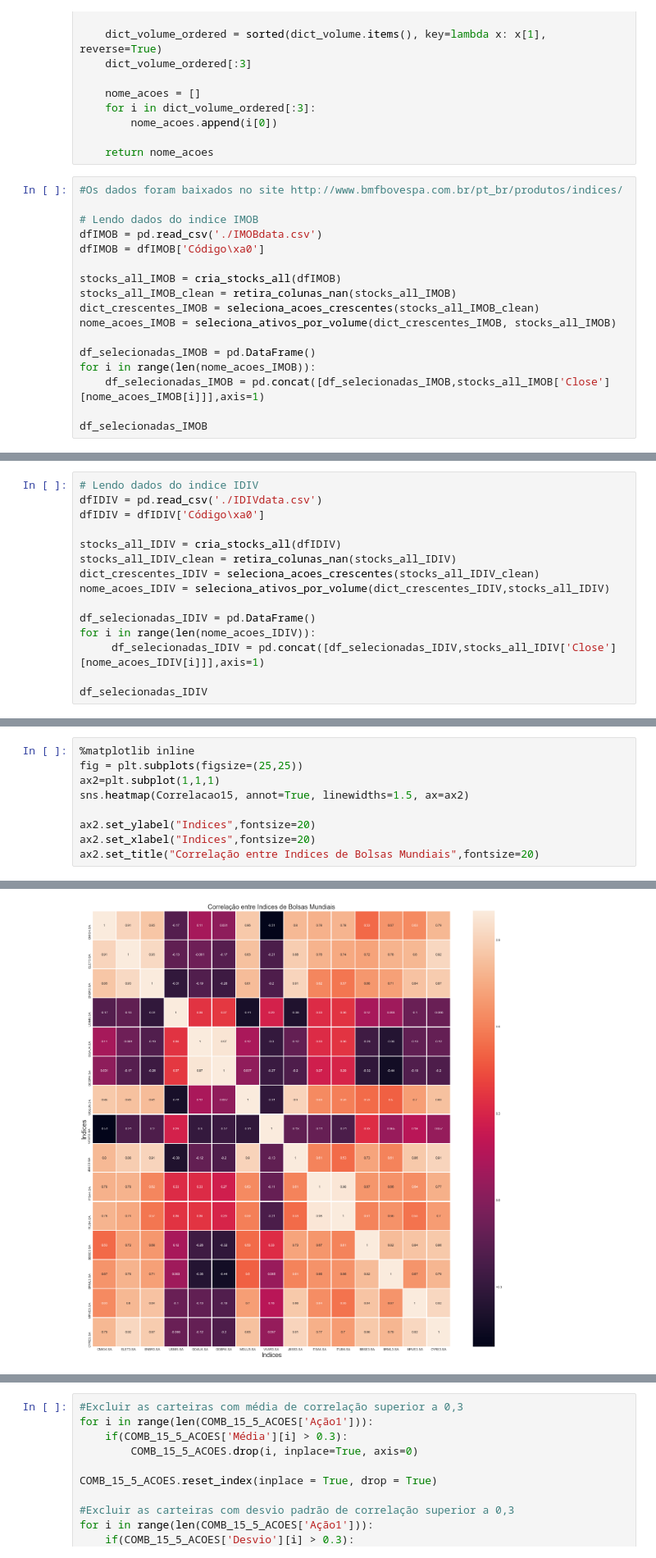
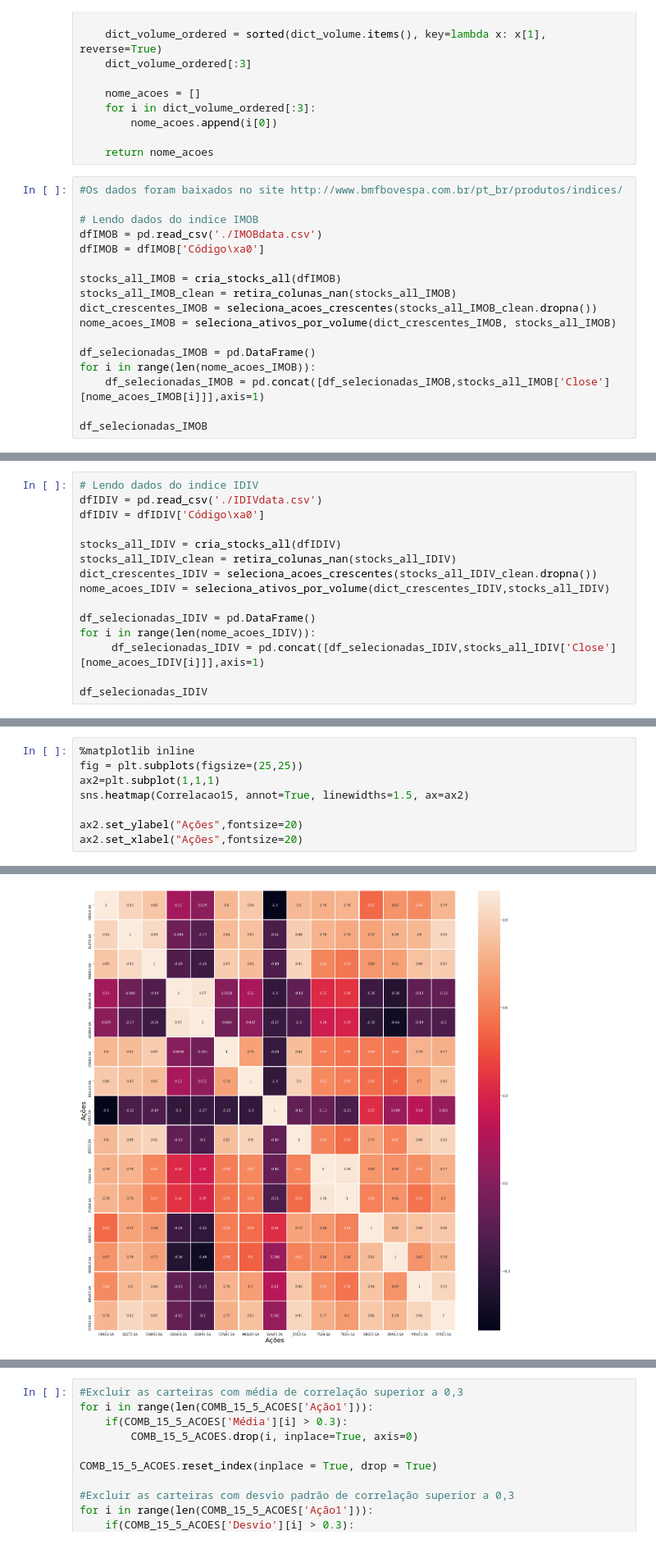
Before and after one commit to AlgotradingQueLucra/Trabalho-1, a Jupyter notebook: Primeira_2BAtividade_2BPr_C3_A1tica_2BAvaliativa.ipynb, the cells around one changed output, grey strips where cells are left out. Shown at 82% size. Saved outputs shown, nothing was run; the diff lists cells and outputs as text.

```diff
--- a/Primeira_2BAtividade_2BPr_C3_A1tica_2BAvaliativa.ipynb
+++ b/Primeira_2BAtividade_2BPr_C3_A1tica_2BAvaliativa.ipynb
@@ -130,7 +130,7 @@ dfIMOB = dfIMOB['Código\xa0']
 
 stocks_all_IMOB = cria_stocks_all(dfIMOB)
 stocks_all_IMOB_clean = retira_colunas_nan(stocks_all_IMOB)
-dict_crescentes_IMOB = seleciona_acoes_crescentes(stocks_all_IMOB_clean)
+dict_crescentes_IMOB = seleciona_acoes_crescentes(stocks_all_IMOB_clean.dropna())
 nome_acoes_IMOB = seleciona_ativos_por_volume(dict_crescentes_IMOB, stocks_all_IMOB)
 
 df_selecionadas_IMOB = pd.DataFrame()
@@ -165,7 +165,7 @@ dfIDIV = dfIDIV['Código\xa0']
 
 stocks_all_IDIV = cria_stocks_all(dfIDIV)
 stocks_all_IDIV_clean = retira_colunas_nan(stocks_all_IDIV)
-dict_crescentes_IDIV = seleciona_acoes_crescentes(stocks_all_IDIV_clean)
+dict_crescentes_IDIV = seleciona_acoes_crescentes(stocks_all_IDIV_clean.dropna())
 nome_acoes_IDIV = seleciona_ativos_por_volume(dict_crescentes_IDIV,stocks_all_IDIV)
 
 df_selecionadas_IDIV = pd.DataFrame()
@@ -325,7 +325,6 @@ fig = plt.subplots(figsize=(25,25))
 ax2=plt.subplot(1,1,1)
 sns.heatmap(Correlacao15, annot=True, linewidths=1.5, ax=ax2)
 
-ax2.set_ylabel("Indices",fontsize=20)
-ax2.set_xlabel("Indices",fontsize=20)
-ax2.set_title("Correlação entre Indices de Bolsas Mundiais",fontsize=20)
+ax2.set_ylabel("Ações",fontsize=20)
+ax2.set_xlabel("Ações",fontsize=20)
 # %% [output]
@@ -333,4 +332,4 @@ Text(0.5, 1.0, 'Correlação entre Indices de Bolsas Mundiais')
-[figure, old version]
+[figure, new version]
 # %%
 #NOME DOS 15 ATIVOS SELECIONADOS
 nome_acoes_selecionadas = nome_acoes_IEE + nome_acoes_INDX + nome_acoes_ICON + nome_acoes_IDIV + nome_acoes_IMOB
```
Also changed, not shown: parts of 23 cells of this notebook.
